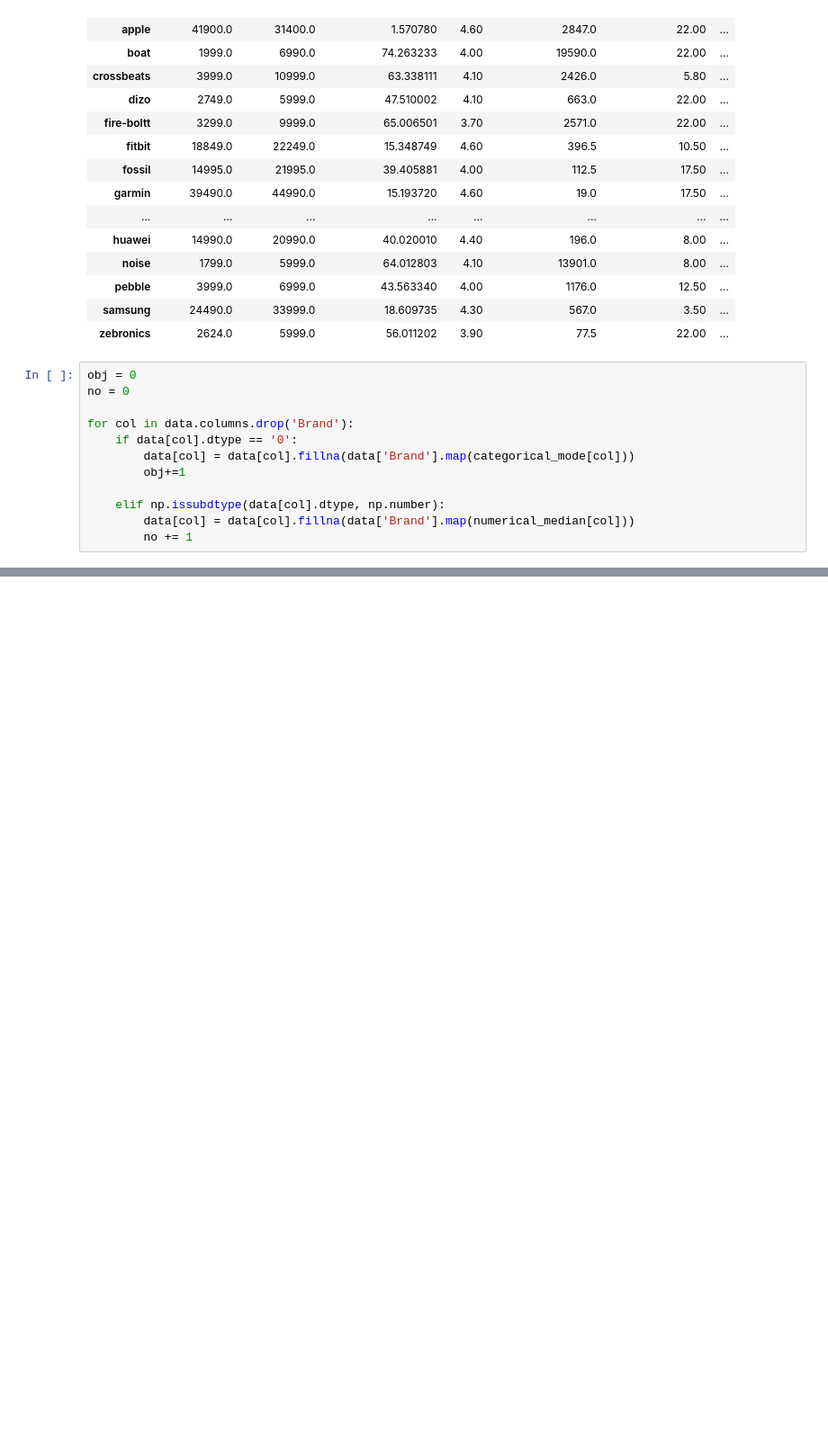
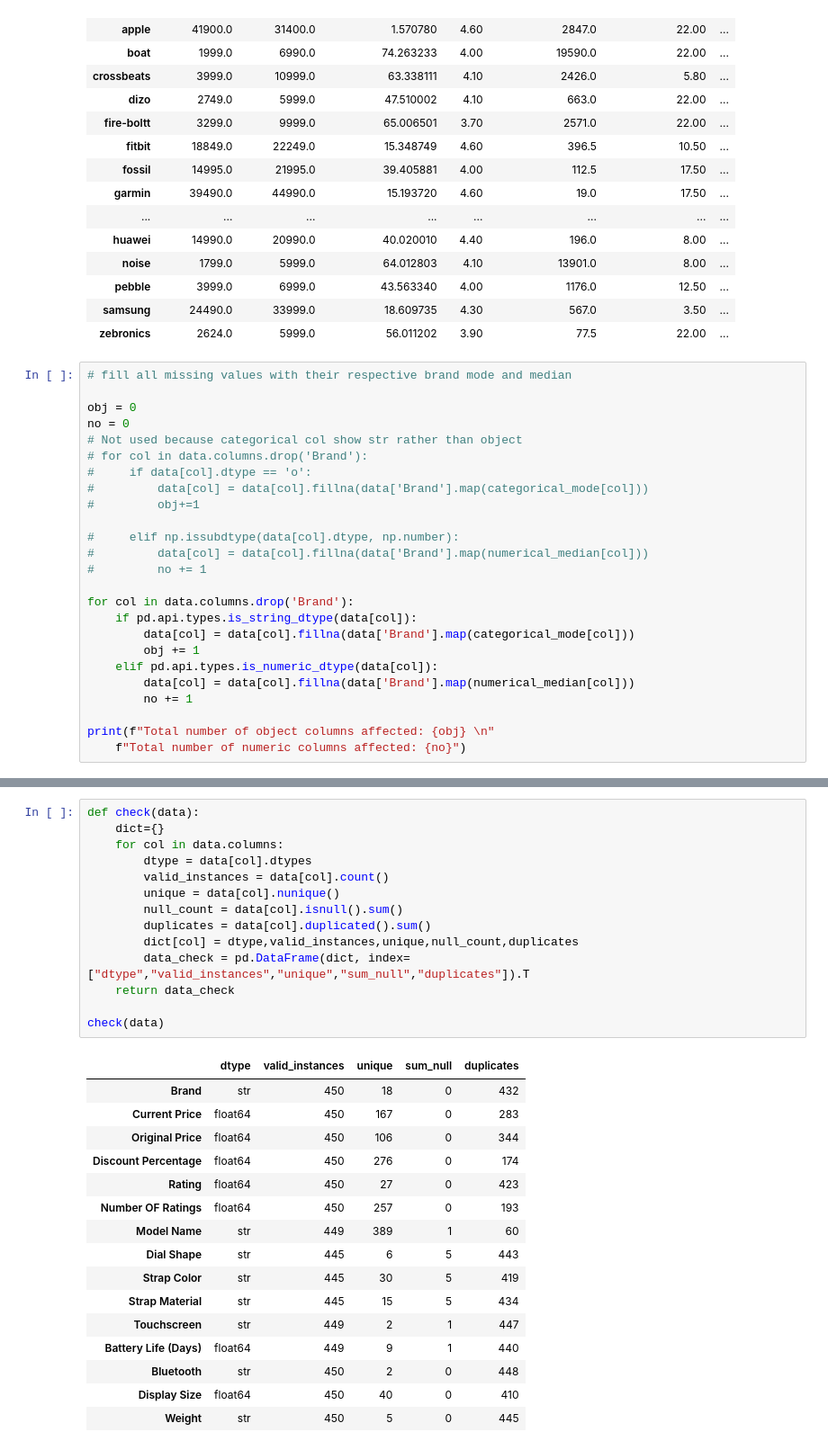
Before and after one commit to bhaveshsolanki159-codex/ML-mini-practice-Projects, a Jupyter notebook: Watch Price Predictions/main.ipynb, the cells around one changed output, grey strips where cells are left out. Shown at 90% size. Saved outputs shown, nothing was run; the diff lists cells and outputs as text; blank space fills up the shorter version.

```diff
--- a/Watch Price Predictions/main.ipynb
+++ b/Watch Price Predictions/main.ipynb
@@ -132,14 +132,27 @@ numerical_median
 | samsung | 24490.0 | 33999.0 | 18.609735 | 4.30 | 567.0 | 3.50 | ... |
 | zebronics | 2624.0 | 5999.0 | 56.011202 | 3.90 | 77.5 | 22.00 | ... |
 # %%
+# fill all missing values with their respective brand mode and median
+
 obj = 0
 no = 0
+# Not used because categorical col show str rather than object
+# for col in data.columns.drop('Brand'):
+#     if data[col].dtype == 'o':
+#         data[col] = data[col].fillna(data['Brand'].map(categorical_mode[col]))
+#         obj+=1
+
+#     elif np.issubdtype(data[col].dtype, np.number):
+#         data[col] = data[col].fillna(data['Brand'].map(numerical_median[col]))
+#         no += 1
 
 for col in data.columns.drop('Brand'):
-    if data[col].dtype == '0':
+    if pd.api.types.is_string_dtype(data[col]):
         data[col] = data[col].fillna(data['Brand'].map(categorical_mode[col]))
-        obj+=1
-
-    elif np.issubdtype(data[col].dtype, np.number):
+        obj += 1
+    elif pd.api.types.is_numeric_dtype(data[col]):
         data[col] = data[col].fillna(data['Brand'].map(numerical_median[col]))
         no += 1
+
+print(f"Total number of object columns affected: {obj} \n"
+    f"Total number of numeric columns affected: {no}")
@@ -145,0 +171,31 @@ for col in data.columns.drop('Brand'):
+# %%
+def check(data):
+    dict={}
+    for col in data.columns:
+        dtype = data[col].dtypes
+        valid_instances = data[col].count()
+        unique = data[col].nunique()
+        null_count = data[col].isnull().sum()
+        duplicates = data[col].duplicated().sum()
+        dict[col] = dtype,valid_instances,unique,null_count,duplicates
+        data_check = pd.DataFrame(dict, index=["dtype","valid_instances","unique","sum_null","duplicates"]).T
+    return data_check
+
+check(data)
+# %% [output]
+|  | dtype | valid_instances | unique | sum_null | duplicates |
+| Brand | str | 450 | 18 | 0 | 432 |
+| Current Price | float64 | 450 | 167 | 0 | 283 |
+| Original Price | float64 | 450 | 106 | 0 | 344 |
+| Discount Percentage | float64 | 450 | 276 | 0 | 174 |
+| Rating | float64 | 450 | 27 | 0 | 423 |
+| Number OF Ratings | float64 | 450 | 257 | 0 | 193 |
+| Model Name | str | 449 | 389 | 1 | 60 |
+| Dial Shape | str | 445 | 6 | 5 | 443 |
+| Strap Color | str | 445 | 30 | 5 | 419 |
+| Strap Material | str | 445 | 15 | 5 | 434 |
+| Touchscreen | str | 449 | 2 | 1 | 447 |
+| Battery Life (Days) | float64 | 449 | 9 | 1 | 440 |
+| Bluetooth | str | 450 | 2 | 0 | 448 |
+| Display Size | float64 | 450 | 40 | 0 | 410 |
+| Weight | str | 450 | 5 | 0 | 445 |
```
Also changed, not shown: parts of 8 cells of this notebook.
